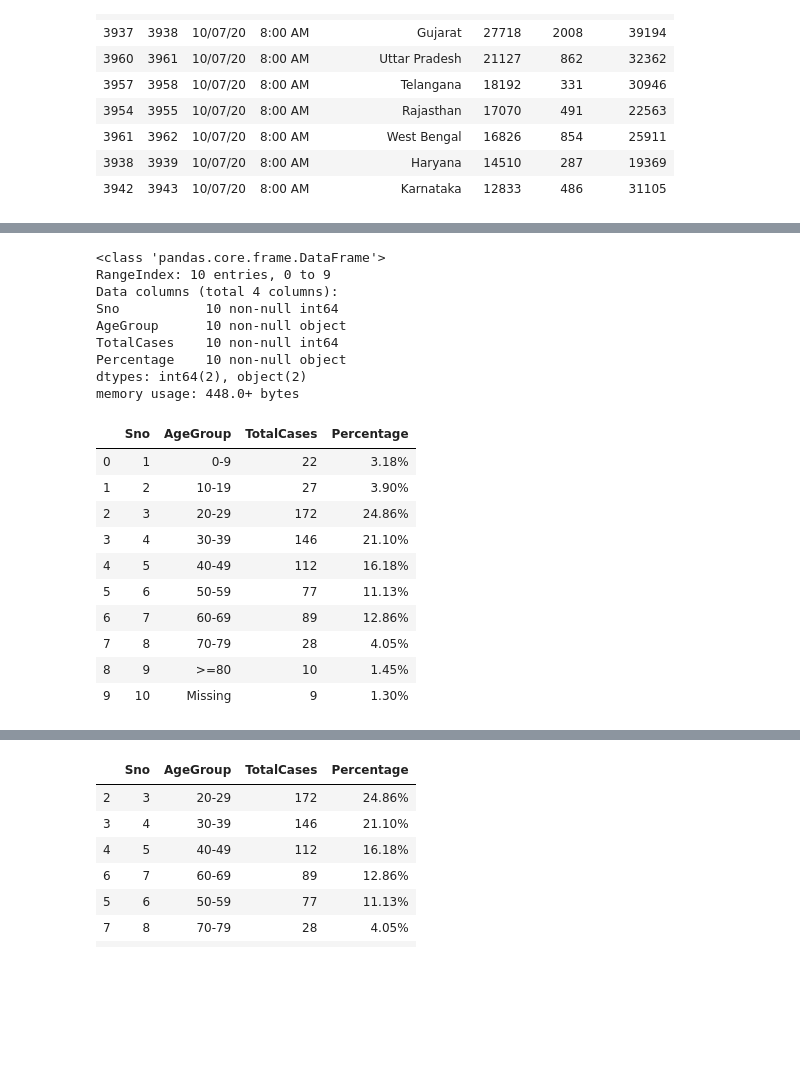
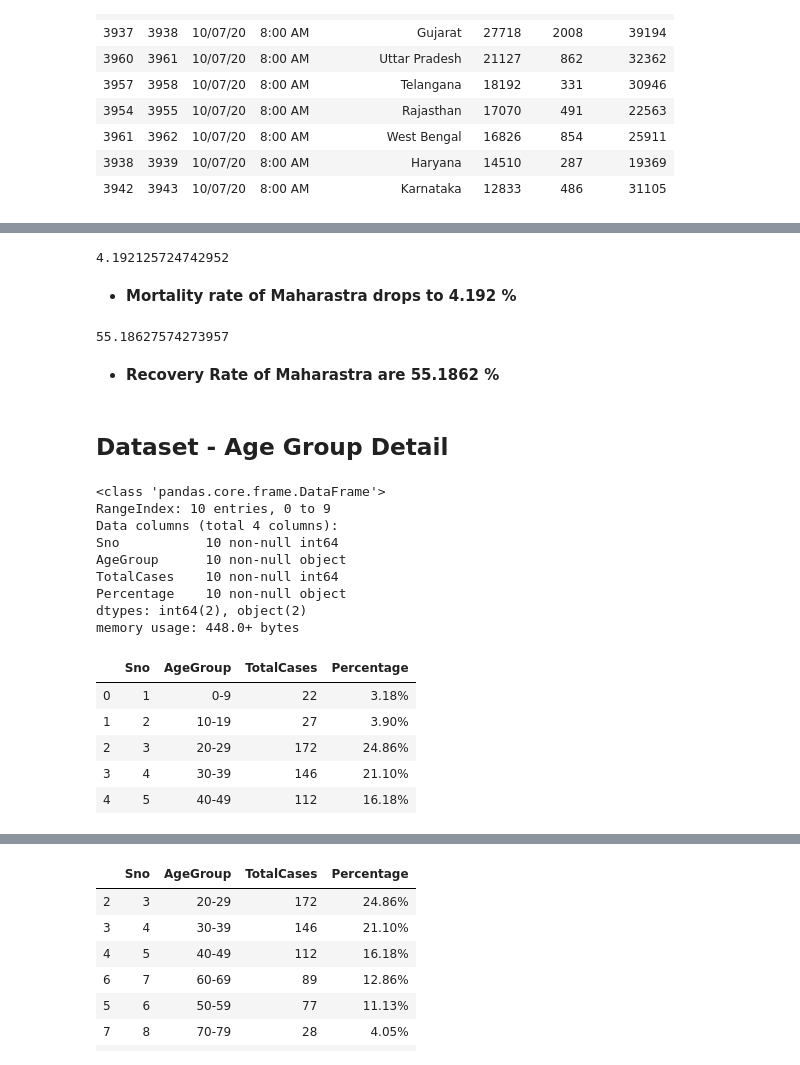
Before and after one commit to ashwanisng/Covid-19-Data-Analysis, a Jupyter notebook: Covid-19 Data Analysis.ipynb, the cells around one changed output, grey strips where cells are left out. Saved outputs shown, nothing was run; the diff lists cells and outputs as text; code cells hidden in the pictures; blank space fills up the shorter version.

Commit message:
dataset cleaned and question added to it

```diff
--- a/Covid-19 Data Analysis.ipynb
+++ b/Covid-19 Data Analysis.ipynb
@@ -163,25 +187,39 @@ covid_new.sort_values(by="Cured", ascending=False)[:10]
+# %%
+# Mortality rate of maharastra
+
+(covid_new['Deaths'].max()/covid_new['Confirmed'].max())*100
+# %% [output]
+4.192125724742952
+# %% [markdown]
+- **Mortality rate of Maharastra drops to 4.192 %**
+# %%
+# recovery rate of Maharastra
+
+(covid_new['Cured'].max()/covid_new['Confirmed'].max())*100
+# %% [output]
+55.18627574273957
+# %% [markdown]
+- **Recovery Rate of Maharastra are 55.1862 %**
+# %% [markdown]
+## Dataset - Age Group Detail
 # %%
+# read the csv
+
 df_age = pd.read_csv('Dataset/AgeGroupDetails.csv')
-df_age.info()
-df_age
+df_age.head()
 # %% [output]
 <class 'pandas.core.frame.DataFrame'>
 RangeIndex: 10 entries, 0 to 9
 Data columns (total 4 columns):
 Sno           10 non-null int64
 AgeGroup      10 non-null object
 TotalCases    10 non-null int64
 Percentage    10 non-null object
 dtypes: int64(2), object(2)
 memory usage: 448.0+ bytes
 |  | Sno | AgeGroup | TotalCases | Percentage |
 | 0 | 1 | 0-9 | 22 | 3.18% |
 | 1 | 2 | 10-19 | 27 | 3.90% |
 | 2 | 3 | 20-29 | 172 | 24.86% |
 | 3 | 4 | 30-39 | 146 | 21.10% |
 | 4 | 5 | 40-49 | 112 | 16.18% |
-| 5 | 6 | 50-59 | 77 | 11.13% |
-| 6 | 7 | 60-69 | 89 | 12.86% |
-| 7 | 8 | 70-79 | 28 | 4.05% |
-| 8 | 9 | >=80 | 10 | 1.45% |
-| 9 | 10 | Missing | 9 | 1.30% |
```
Also changed, not shown: parts of 82 cells of this notebook.
